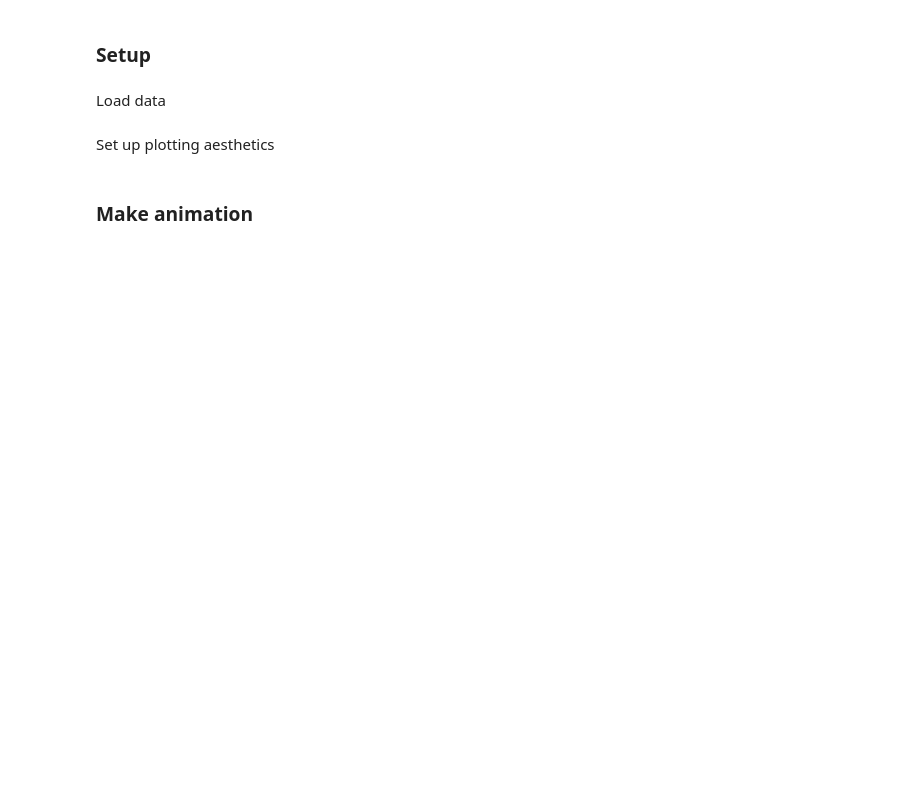
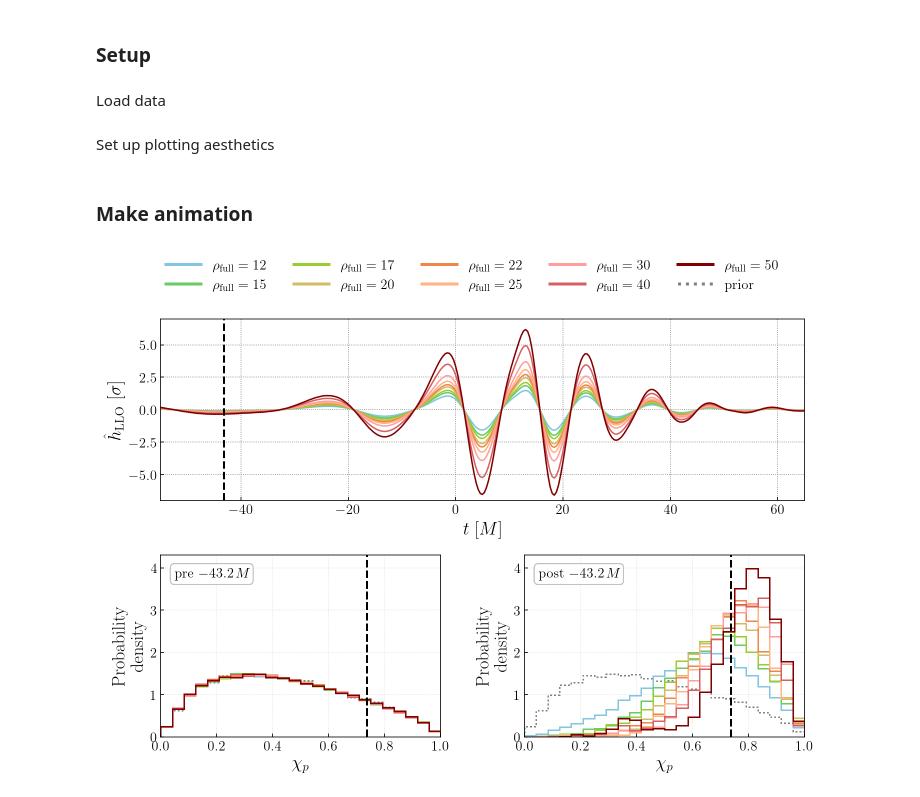
Before and after one commit to simonajmiller/heavy-precessing-bbh-time-domain, a Jupyter notebook: gifs/gif_figure_02.ipynb, the cells around one changed output. Cells and saved outputs as stored; diff of their text form; code cells hidden in the pictures; blank space fills up the shorter version.

```diff
--- a/gifs/gif_figure_02.ipynb
+++ b/gifs/gif_figure_02.ipynb
@@ -49,10 +49,10 @@ injection_strain_dict = h5ify.load(data_dir+'waveforms_different_SNRs.h5')
 Set up plotting aesthetics
 # %%
 # which SNRs to plot
-SNRs_to_plot = ['SNR 15', 'SNR 20', 'SNR 30', 'SNR 40']
+SNRs_to_plot = list(posteriors_dict[0].keys())
 
 # colors associated with each SNR
-colors = [cp[2], cp[8] , cp2[3], cp[3]]
+colors = [cp[-1], cp[2], 'yellowgreen', cp[8], cp[1], cp2[1], cp2[3], cp[3], 'maroon']
 
 # mass of the injections
 M_inj = injected_params_dict['SNR 15']['mtotal']
@@ -66,10 +66,11 @@ cuts_float, unit = pf.get_unique_times(cutoff_cycles)
 # %%
 frames = []
 
-for n, cycle in enumerate(cuts_float):
+for n, cycle in enumerate(cuts_float[2:]):
 
     # make figure
-    fig, axes = plt.subplots(1, 2, figsize=(pf.DEFAULT_FIG_WIDTH, pf.DEFAULT_FIG_WIDTH/3.4))
+    fig = plt.figure(figsize=(pf.DEFAULT_FIG_WIDTH, pf.DEFAULT_FIG_WIDTH/1.5))
+    axes1, axes2 = pf.custom_axes(2, [1, 2])
 
     handles = []
 
@@ -77,69 +78,78 @@ for n, cycle in enumerate(cuts_float):
     for SNR, color in zip(SNRs_to_plot, colors):
 
         # plot injections
-        ax = axes[0]
+        ax = axes1[0]
 
         injection = injection_strain_dict[SNR]
 
         ifo = 'L1'
         ref_time_ifo = injected_params_dict[SNR][f'{ifo}_time']
         times = injection['time_dict'][ifo] - ref_time_ifo
         times_M = pf.transform_s_to_M(times, M_inj)
         strain_wh = injection['strain_wh'][ifo]
 
         # get time from cycle
         t = round(pf.get_tcut_from_Ncycles(injection['strain'][ifo], times, float(cycle)), 3)
 
         ax.plot(times_M, strain_wh, c=color)
         pf.set_limits_and_labels_of_whitened_wf_plot(ax, unit='M')
-        ax.set_ylim(-5.7,5.5)
+        ax.set_ylim(-7,7)
 
-        t_M = np.round(pf.transform_s_to_M(t, M_inj),1)
-        ax.text(0.04, 0.93, fr'$t_{{\rm cut}} = {t_M}\,M$', ha='left', va='top',
+        # plot chi-p posteriors
+        for i, prepost in enumerate(['pre', 'post']):
+
+            ax = axes2[i]
+
+            posterior = posteriors_dict[0][SNR][f'{prepost} {cycle}cycles']
+
+            p = 'chi_p'
+            bins = np.linspace(pf.xlims[p][0],  pf.xlims[p][-1], 25)
+            hist_kws = dict(histtype='step', density=True, bins=bins, lw=1.5, color=color)
+            prior_hist_kws = dict(histtype='step', density=True, bins=bins, lw=1.5,
+                                  color='gray', ls=':', zorder=0)
+
+            ymax = 4.3
+            pf.plot_posterior(ax, posterior[p], pf.xlims[p], ymax, pf.params[p], ylabel='Probability\ndensity', **hist_kws)
+            pf.plot_posterior(ax, prior_dict[p], pf.xlims[p], ymax, pf.params[p], ylabel='Probability\ndensity', **prior_hist_kws)
+
+            true_value = injected_params_dict[SNR][p]
+            ax.axvline(true_value, color='k', lw=2, ls='--')
+
+
+            t_M = np.round(pf.transform_s_to_M(t, M_inj),1)
+            ax.text(0.05, 0.93, fr'{prepost} ${t_M}\,M$', ha='left', va='top',
                 transform=ax.transAxes, fontsize=14, zorder=5,
                 bbox=dict(facecolor='white', alpha=0.9, edgecolor='silver', boxstyle='round'))
-
-        # plot chi-p posteriors
-        ax = axes[1]
-
-        posterior = posteriors_dict[0][SNR][f'post {cycle}cycles']
-
-        p = 'chi_p'
-        bins = np.linspace(pf.xlims[p][0],  pf.xlims[p][-1], 25)
-        hist_kws = dict(histtype='step', density=True, bins=bins, lw=1.5, color=color)
-        prior_hist_kws = dict(histtype='step', density=True, bins=bins, lw=1.5,
-                              color='gray', ls=':', zorder=0)
-
-        ymax = 4.3
-        pf.plot_posterior(ax, posterior[p], pf.xlims[p], ymax, pf.params[p], ylabel='Probability\ndensity', **hist_kws)
-        pf.plot_posterior(ax, prior_dict[p], pf.xlims[p], ymax, pf.params[p], ylabel='Probability\ndensity', **prior_hist_kws)
-
-        true_value = injected_params_dict[SNR][p]
-        ax.axvline(true_value, color='k', lw=1.5, ls='--')
 
         # concatenate for legend
         handles.append(Line2D([], [], color=color, label = fr'$\rho_{{\rm full}} = {SNR[-2:]}$'))
 
     # shade out the excluded data
-    ax = axes[0]
-    ax.fill_betweenx(ax.get_ylim(), ax.get_xlim()[0], float(t_M), color='gray', alpha=0.8, zorder=3, hatch='/')
-
-    # adjust spacing
-    plt.subplots_adjust(wspace=0.3)
+    ax = axes1[0]
+    ax.axvline(float(t_M), color='k', ls='--', lw=2)
 
     # add legend
     handles.append(Line2D([], [], color='gray', ls=':', label = 'prior'))
-    pf.add_legend(fig, handle_lw=3, handles=handles, ncol=len(handles), loc='upper center',
-                  bbox_to_anchor=(0.5, 1.05), handlelength=3.7)
+    pf.add_legend(fig, handle_lw=3, handles=handles, ncol=int(len(handles)/2), loc='upper center',
+                  bbox_to_anchor=(0.5, 1.01), handlelength=2.5)
+
+    # adjust spacing
+    plt.subplots_adjust(hspace=0.3, wspace=0.3)
 
     # savename
     savename = f'for_gif_figure_02/frame{n:02}.png'
     plt.savefig(savename, dpi=300, bbox_inches='tight')
-    plt.close()
+
+    if n==0:
+        plt.show()
+    else:
+        plt.close()
 
     # append to `frames` which will be used to make the gif
     image = imageio.v2.imread(savename)
     frames.append(image)
+# %% [output]
+[figure, added]
 # %%
 # Assemble into a gif
 fps = 1.5
```
Also changed, not shown: parts of 1 cell of this notebook, 2 other files.
